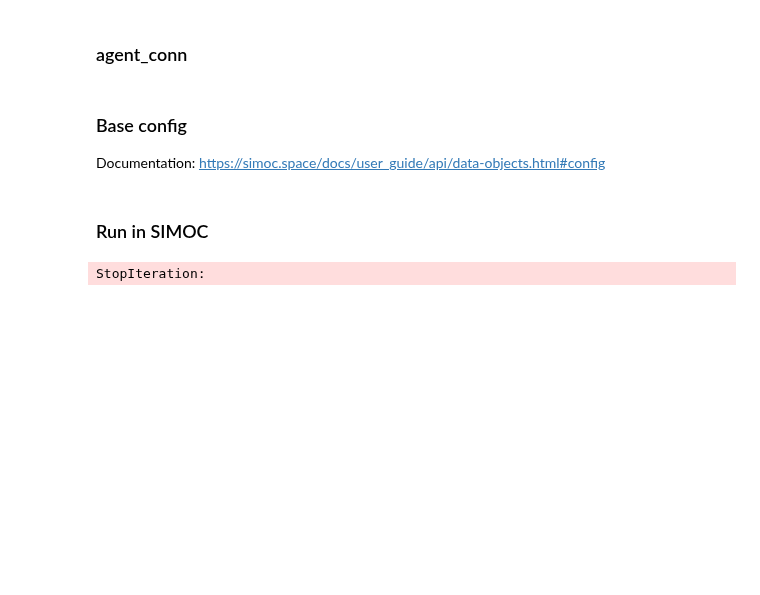
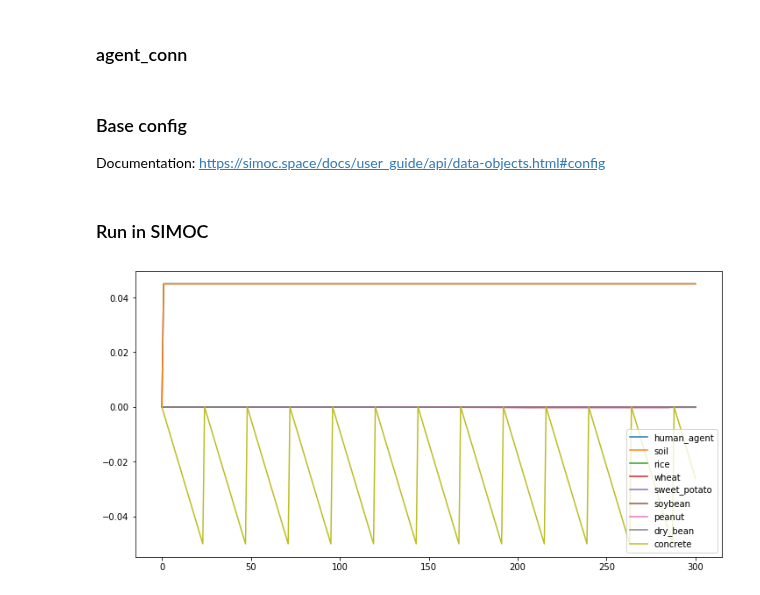
Before and after one commit to overthesun/simoc, a Jupyter notebook: SIMOC_B2.ipynb, the cells around one changed output. Drawn from its saved outputs; the diff is of its cells as text; code cells hidden in the pictures; blank space fills up the shorter version.

Commit message:
add main reference figures to b2 notebook

```diff
--- a/SIMOC_B2.ipynb
+++ b/SIMOC_B2.ipynb
@@ -407,20 +408,20 @@ def plot_currency(data, currency, exclude=[], i=None, j=None):
 # %%
 from agent_model import AgentModel
 import matplotlib.pyplot as plt
 
 simoc = AgentModel.from_config(
     b2_config,
     data_collection=True,
     currency_desc=b2_currency_desc,
     agent_desc=b2_agent_desc,
     agent_conn=b2_agent_conn,
     agent_variation=None,
     agent_events=None,
     merge=False
 )
 
-simoc.step_to(n_steps=10)
+simoc.step_to(n_steps=300)
 data = simoc.get_data(debug=True)
 plot_currency(data, 'co2')
 # %% [output]
-StopIteration:
+[figure, added]
```
Also changed, not shown: parts of 13 cells of this notebook.
